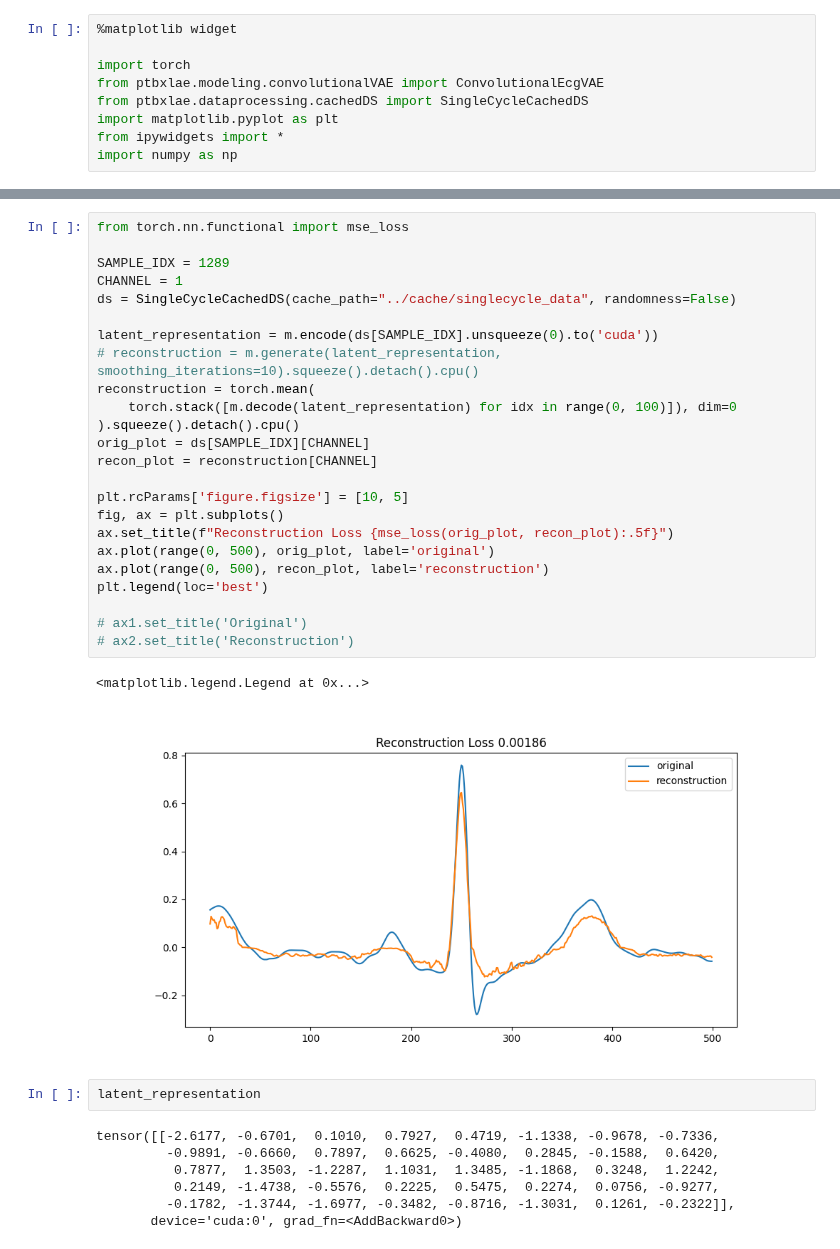
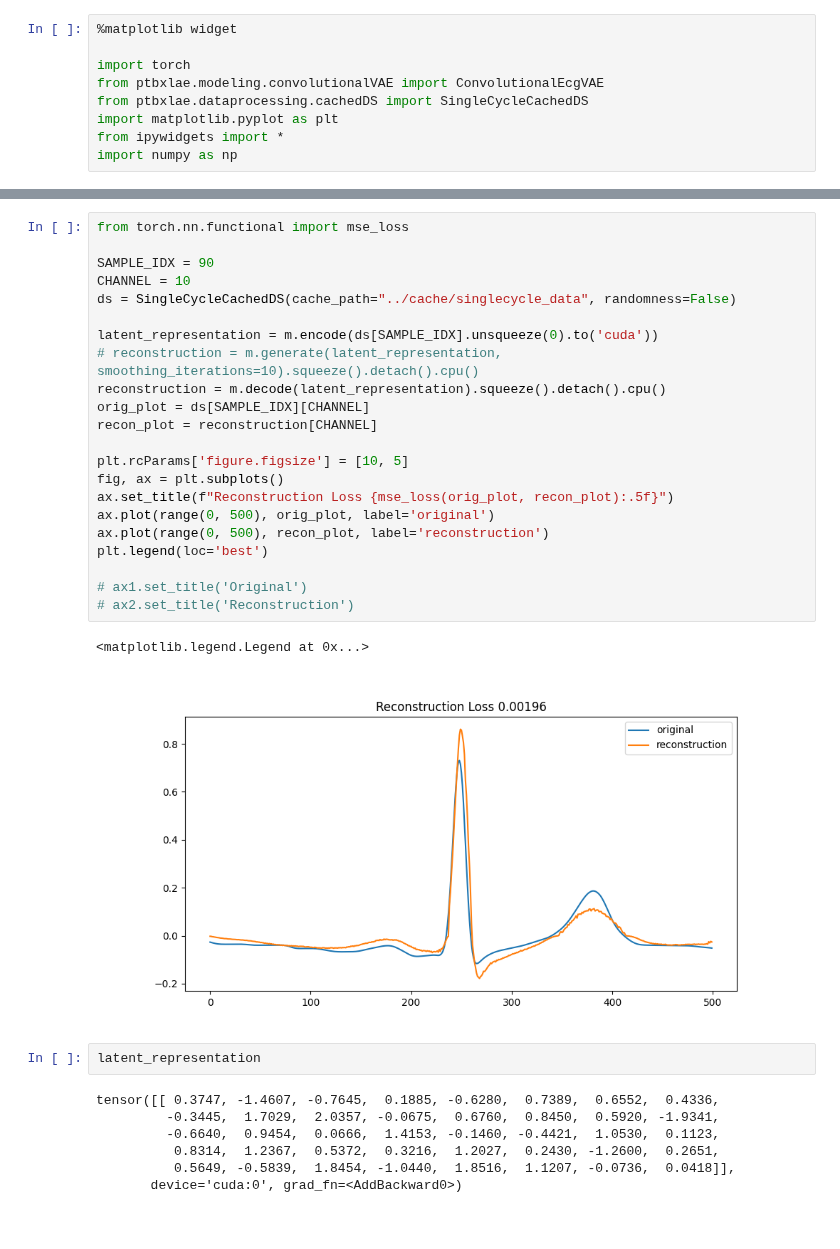
Before and after one commit to isears/ptbxlae, a Jupyter notebook: notebooks/generative_singlecycle_sandbox.ipynb, the cells around one changed output, grey strips where cells are left out. Drawn from its saved outputs; the diff is of its cells as text.

```diff
--- a/notebooks/generative_singlecycle_sandbox.ipynb
+++ b/notebooks/generative_singlecycle_sandbox.ipynb
@@ -37,38 +33,36 @@ SingleCycleConvVAE(
 # %%
 from torch.nn.functional import mse_loss
 
-SAMPLE_IDX = 1289
-CHANNEL = 1
+SAMPLE_IDX = 90
+CHANNEL = 10
 ds = SingleCycleCachedDS(cache_path="../cache/singlecycle_data", randomness=False)
 
 latent_representation = m.encode(ds[SAMPLE_IDX].unsqueeze(0).to('cuda'))
 # reconstruction = m.generate(latent_representation, smoothing_iterations=10).squeeze().detach().cpu()
-reconstruction = torch.mean(
-    torch.stack([m.decode(latent_representation) for idx in range(0, 100)]), dim=0
-).squeeze().detach().cpu()
+reconstruction = m.decode(latent_representation).squeeze().detach().cpu()
 orig_plot = ds[SAMPLE_IDX][CHANNEL]
 recon_plot = reconstruction[CHANNEL]
 
 plt.rcParams['figure.figsize'] = [10, 5]
 fig, ax = plt.subplots()
 ax.set_title(f"Reconstruction Loss {mse_loss(orig_plot, recon_plot):.5f}")
 ax.plot(range(0, 500), orig_plot, label='original')
 ax.plot(range(0, 500), recon_plot, label='reconstruction')
 plt.legend(loc='best')
 
 # ax1.set_title('Original')
 # ax2.set_title('Reconstruction')
 # %% [output]
 <matplotlib.legend.Legend at 0x...>
-[figure, old version]
+[figure, new version]
 # %%
 latent_representation
 # %% [output]
-tensor([[-2.6177, -0.6701,  0.1010,  0.7927,  0.4719, -1.1338, -0.9678, -0.7336,
-         -0.9891, -0.6660,  0.7897,  0.6625, -0.4080,  0.2845, -0.1588,  0.6420,
-          0.7877,  1.3503, -1.2287,  1.1031,  1.3485, -1.1868,  0.3248,  1.2242,
-          0.2149, -1.4738, -0.5576,  0.2225,  0.5475,  0.2274,  0.0756, -0.9277,
-         -0.1782, -1.3744, -1.6977, -0.3482, -0.8716, -1.3031,  0.1261, -0.2322]],
+tensor([[ 0.3747, -1.4607, -0.7645,  0.1885, -0.6280,  0.7389,  0.6552,  0.4336,
+         -0.3445,  1.7029,  2.0357, -0.0675,  0.6760,  0.8450,  0.5920, -1.9341,
+         -0.6640,  0.9454,  0.0666,  1.4153, -0.1460, -0.4421,  1.0530,  0.1123,
+          0.8314,  1.2367,  0.5372,  0.3216,  1.2027,  0.2430, -1.2600,  0.2651,
+          0.5649, -0.5839,  1.8454, -1.0440,  1.8516,  1.1207, -0.0736,  0.0418]],
        device='cuda:0', grad_fn=<AddBackward0>)
 # %%
 
```
Also changed, not shown: parts of 3 cells of this notebook, 8 other files.
